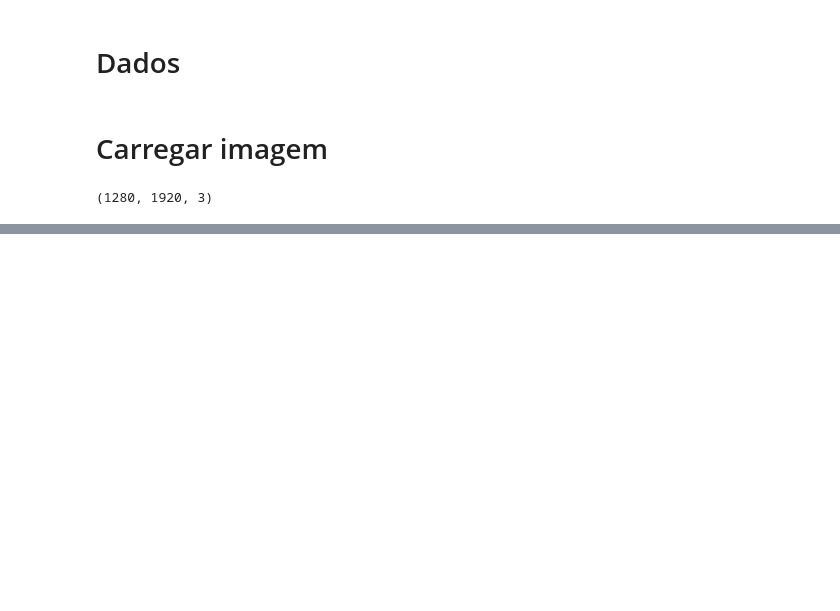
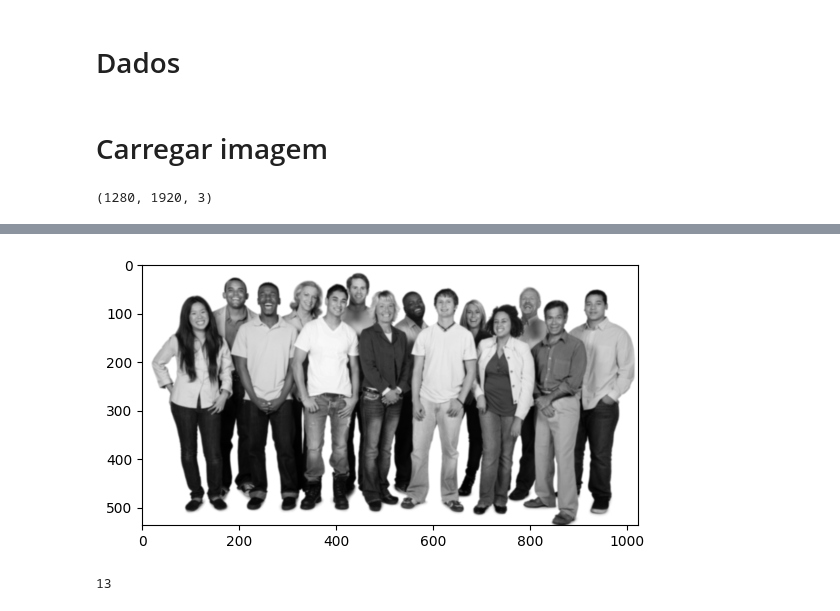
Before and after one commit to Eric-Oliveira-ds/computer-vision, a Jupyter notebook: notebooks/face_detection.ipynb, the cells around one changed output, grey strips where cells are left out. Cells and saved outputs as stored; diff of their text form; code cells hidden in the pictures; blank space fills up the shorter version.

```diff
--- a/notebooks/face_detection.ipynb
+++ b/notebooks/face_detection.ipynb
@@ -46,0 +71,11 @@ plt.imshow(imagem_cinza, cmap = 'gray', interpolation = 'bicubic')
+# %%
+# ler segunda imagem
+imagem2 = cv2.imread('/home/eric/projetos pessoais/computer-vision/Visão Computacional Guia Completo/Images/people2.jpg')
+imagem2 = cv2.cvtColor(imagem2, cv2.COLOR_BGR2RGB)
+# converter para escala de cinza
+imagem_cinza_2 = cv2.cvtColor(imagem2, cv2.COLOR_RGB2GRAY)
+# %%
+plt.imshow(imagem_cinza_2, cmap = 'gray', interpolation = 'bicubic')
+plt.show()
+# %% [output]
+[figure, added]
@@ -46,0 +84,4 @@ plt.imshow(imagem_cinza, cmap = 'gray', interpolation = 'bicubic')
+# %%
+len(deteccoes)
+# %% [output]
+13
```
Also changed, not shown: parts of 17 cells of this notebook.
